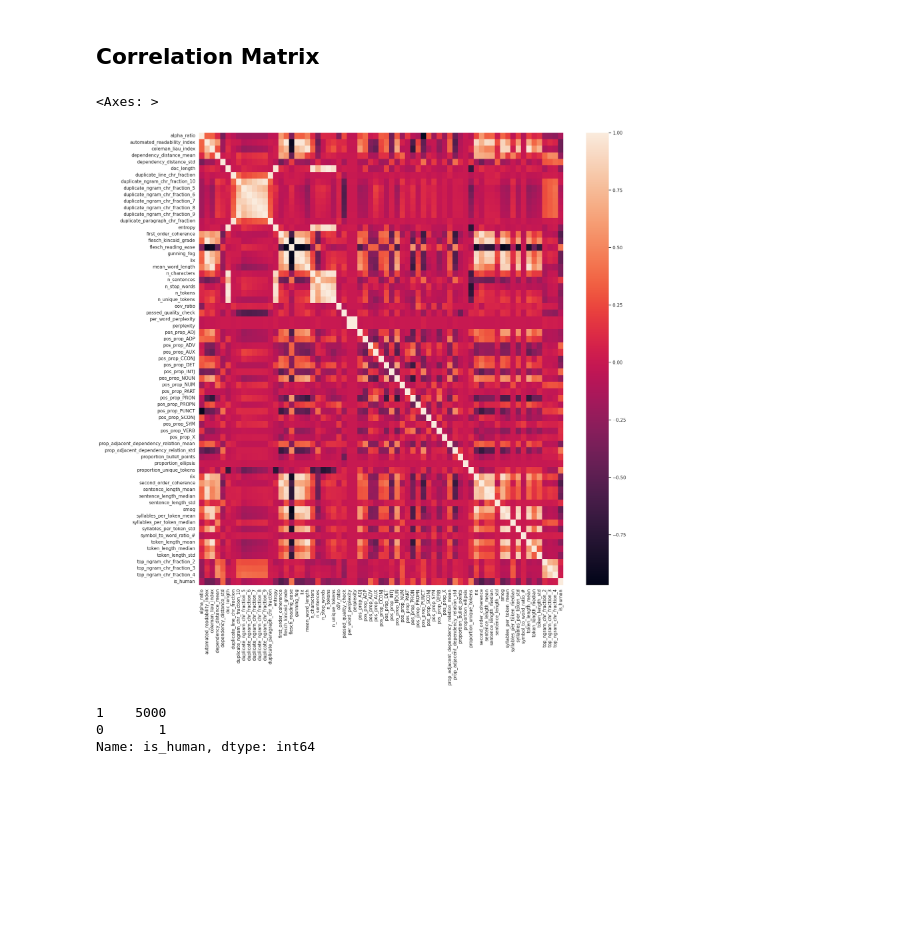
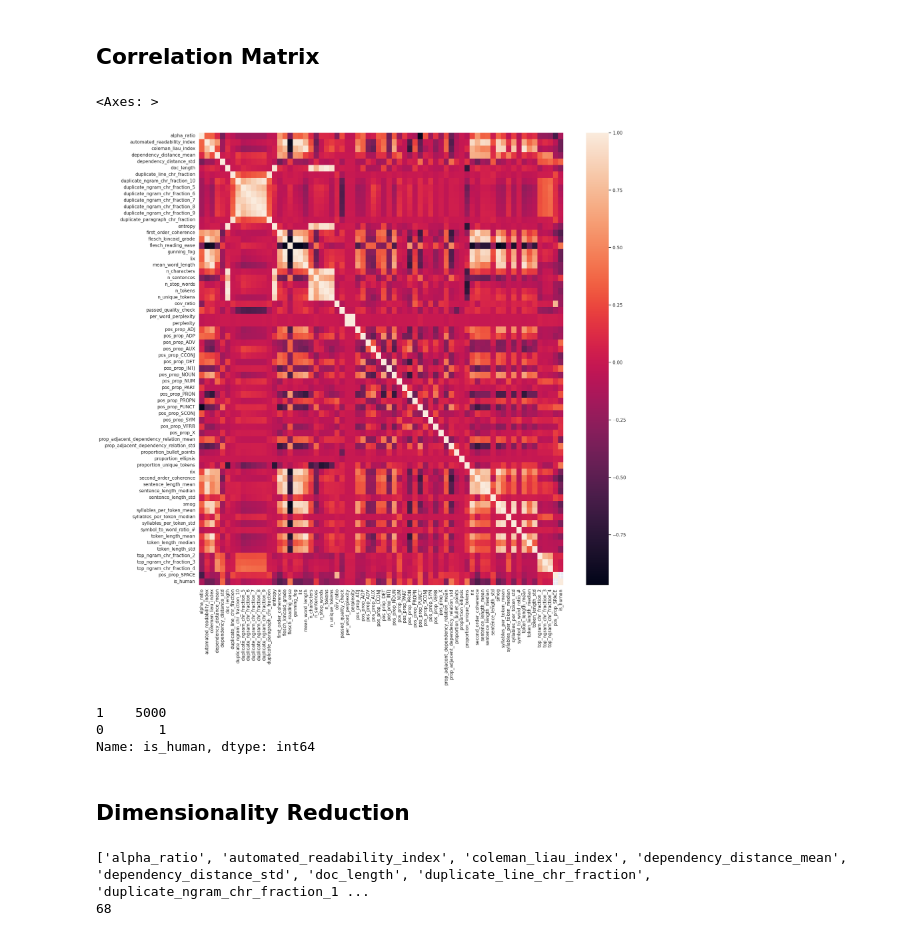
Before and after one commit to rbroc/echo, a Jupyter notebook: notes/progress-9-04-24.ipynb, the cells around one changed output. Saved outputs shown, nothing was run; the diff lists cells and outputs as text; code cells hidden in the pictures; blank space fills up the shorter version.

```diff
--- a/notes/progress-9-04-24.ipynb
+++ b/notes/progress-9-04-24.ipynb
@@ -41,7 +44,7 @@ def show_feature_importances(clf, df):
 # data
 datapath = path.parents[0] / "metrics"
 dataset = "stories"
-df = final_df = load_metrics(
+df = load_metrics(
                             human_dir=datapath / "human_metrics",
                             ai_dir=datapath / "ai_metrics",
                             dataset=dataset, temp=1,
@@ -189,14 +195,14 @@ corrM = filtered_df.corr()
 # %%
 # drop nan
 sns.set_theme(rc={'figure.figsize':(20, 20)})
 
 # drop pos_prop_space as it is NA for is_human, then drop all other cols that is na (temporarily)
-corrM = corrM.drop("pos_prop_SPACE", axis=1)
+#corrM = corrM.drop("pos_prop_SPACE", axis=1) # can also just be done by specifying how = "all" in dropna as it will then only drop cols if all values are NA
 
-sns.heatmap(corrM.dropna())
+sns.heatmap(corrM.dropna(how="all"))
 # %% [output]
 <Axes: >
-[figure, old version]
+[figure, new version]
 # %%
 test_df = df[["pos_prop_SPACE", "is_human", "model"]]
 test_df
@@ -207,3 +213,29 @@ test_df[test_df["pos_prop_SPACE"].isna()]["is_human"].value_counts()
 1    5000
 0       1
 Name: is_human, dtype: int64
+# %% [markdown]
+## Dimensionality Reduction
+# %%
+## DEFINE FEATURES ##
+# get columns as list
+cols = list(df.columns)
+
+# take out some cols (outcome variable + some irrelevant cols)
+cols_to_drop = ["model", "id", "is_human", "unique_id", "sample_params", "temperature", "prompt_number", "contains_lorem ipsum", "dataset", "pos_prop_SPACE"]
+
+# drop cols
+for col in cols_to_drop:
+    cols.remove(col)
+
+print(cols)
+
+# filter df to only include relevant cols
+filtered_df = df[cols]
+
+# rm NA
+filtered_df = filtered_df.dropna()
+
+print(len(filtered_df.columns))
+# %% [output]
+['alpha_ratio', 'automated_readability_index', 'coleman_liau_index', 'dependency_distance_mean', 'dependency_distance_std', 'doc_length', 'duplicate_line_chr_fraction', 'duplicate_ngram_chr_fraction_1 ...
+68
```
Also changed, not shown: parts of 7 cells of this notebook.
